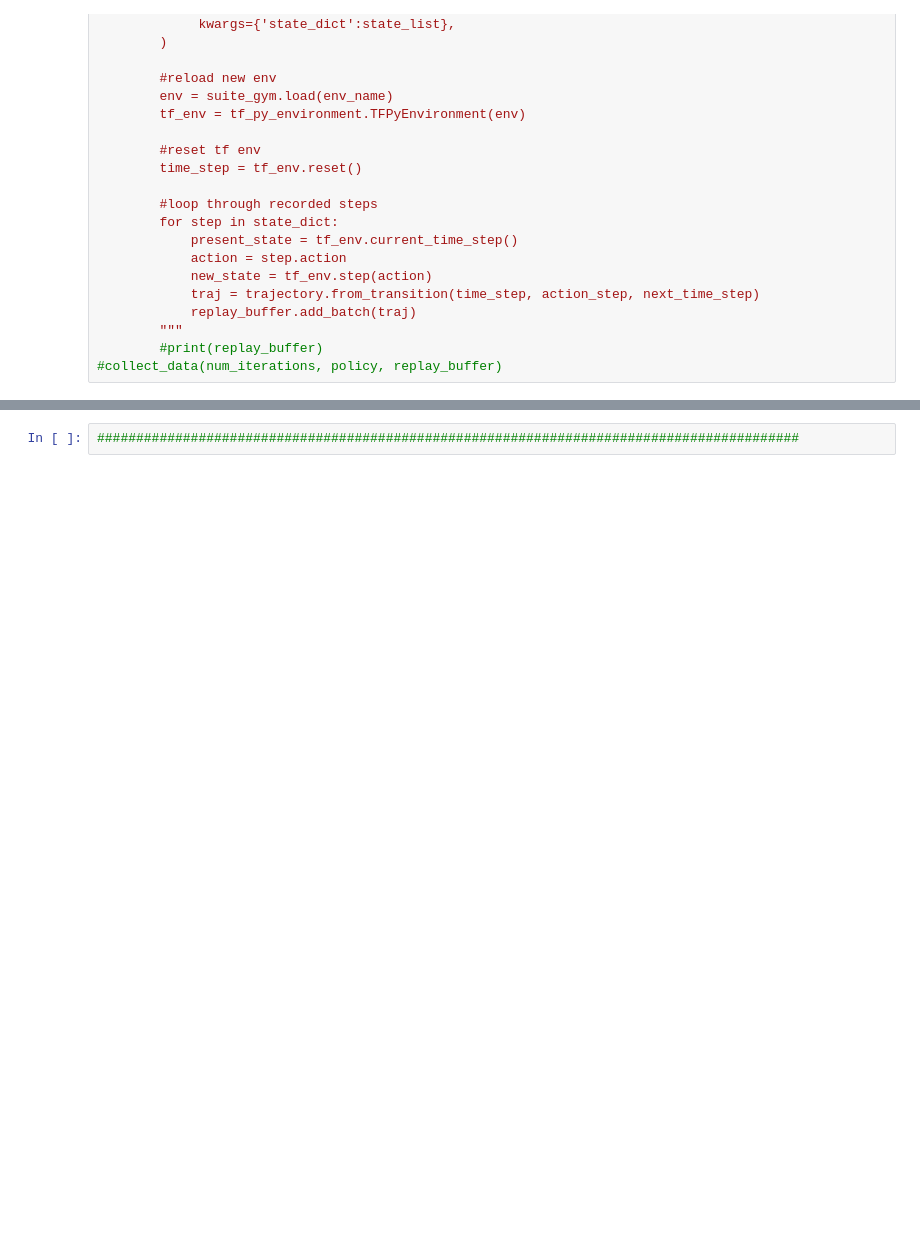
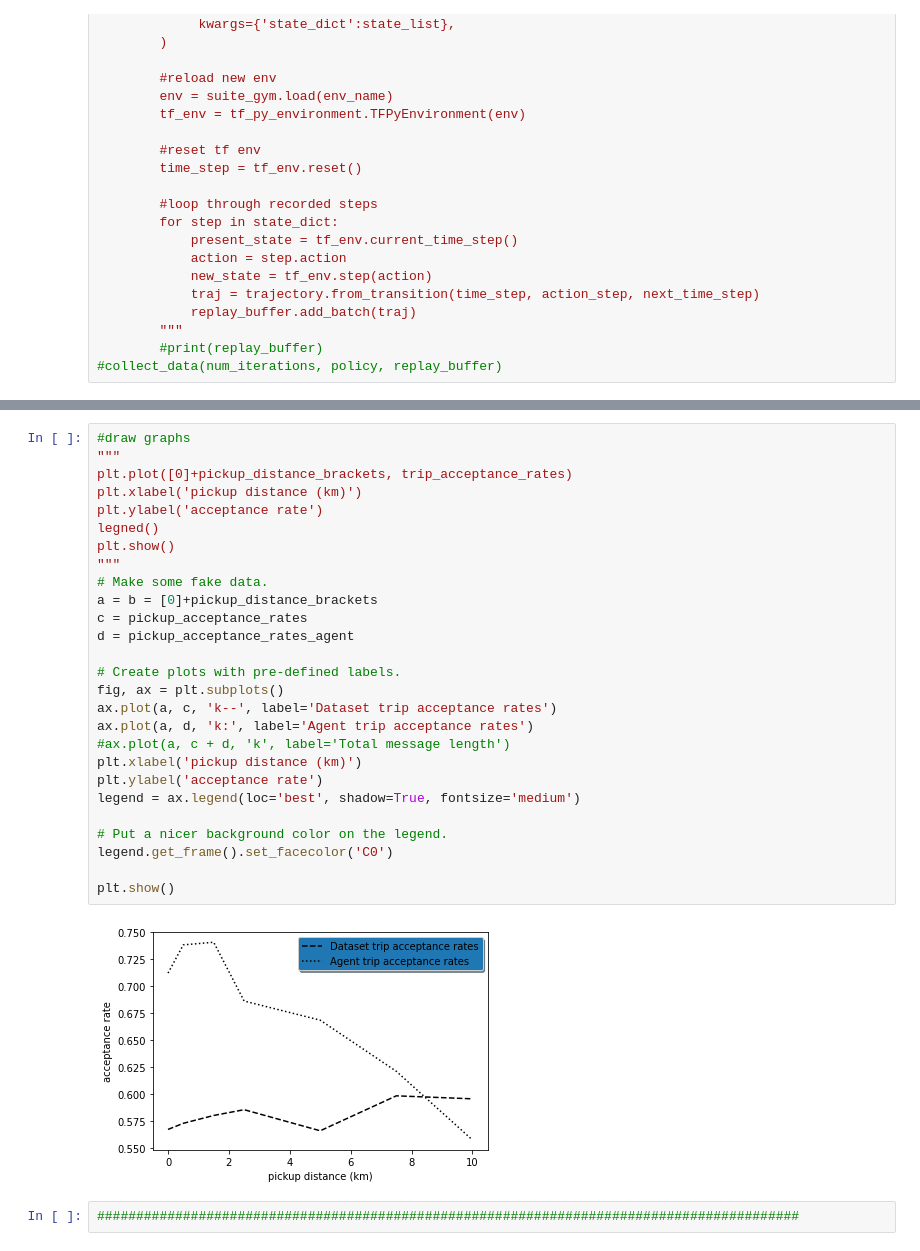
Before and after one commit to ZTeamUoM/taxi-reinforce, a Jupyter notebook: taxi_simulation.ipynb, the cells around one changed output, grey strips where cells are left out. Drawn from its saved outputs; the diff is of its cells as text; blank space fills up the shorter version.

```diff
--- a/taxi_simulation.ipynb
+++ b/taxi_simulation.ipynb
@@ -471,3 +696,32 @@ NameError: name 'ts' is not defined
+# %%
+#draw graphs
+"""
+plt.plot([0]+pickup_distance_brackets, trip_acceptance_rates)
+plt.xlabel('pickup distance (km)')
+plt.ylabel('acceptance rate')
+legned()
+plt.show()
+"""
+# Make some fake data.
+a = b = [0]+pickup_distance_brackets
+c = pickup_acceptance_rates
+d = pickup_acceptance_rates_agent
+
+# Create plots with pre-defined labels.
+fig, ax = plt.subplots()
+ax.plot(a, c, 'k--', label='Dataset trip acceptance rates')
+ax.plot(a, d, 'k:', label='Agent trip acceptance rates')
+#ax.plot(a, c + d, 'k', label='Total message length')
+plt.xlabel('pickup distance (km)')
+plt.ylabel('acceptance rate')
+legend = ax.legend(loc='best', shadow=True, fontsize='medium')
+
+# Put a nicer background color on the legend.
+legend.get_frame().set_facecolor('C0')
+
+plt.show()
+# %% [output]
+[figure, added]
 # %%
 ##########################################################################################
 # %%
```
Also changed, not shown: parts of 11 cells of this notebook, 34 other files.
